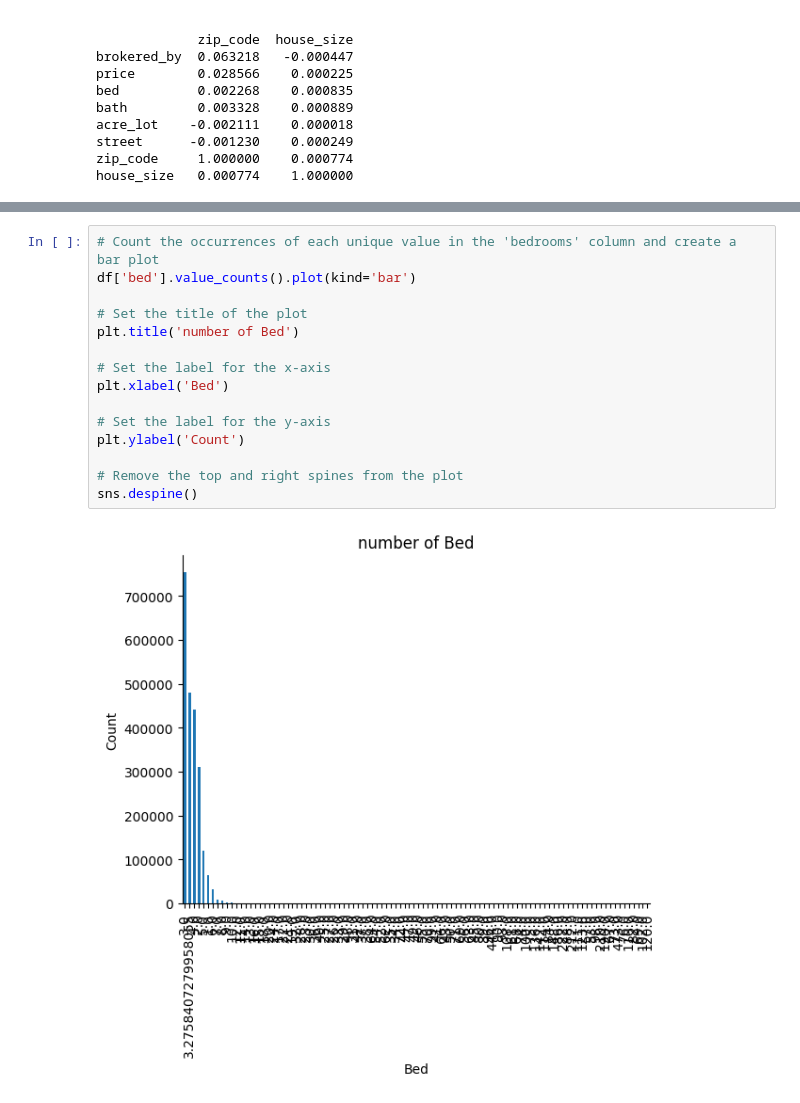
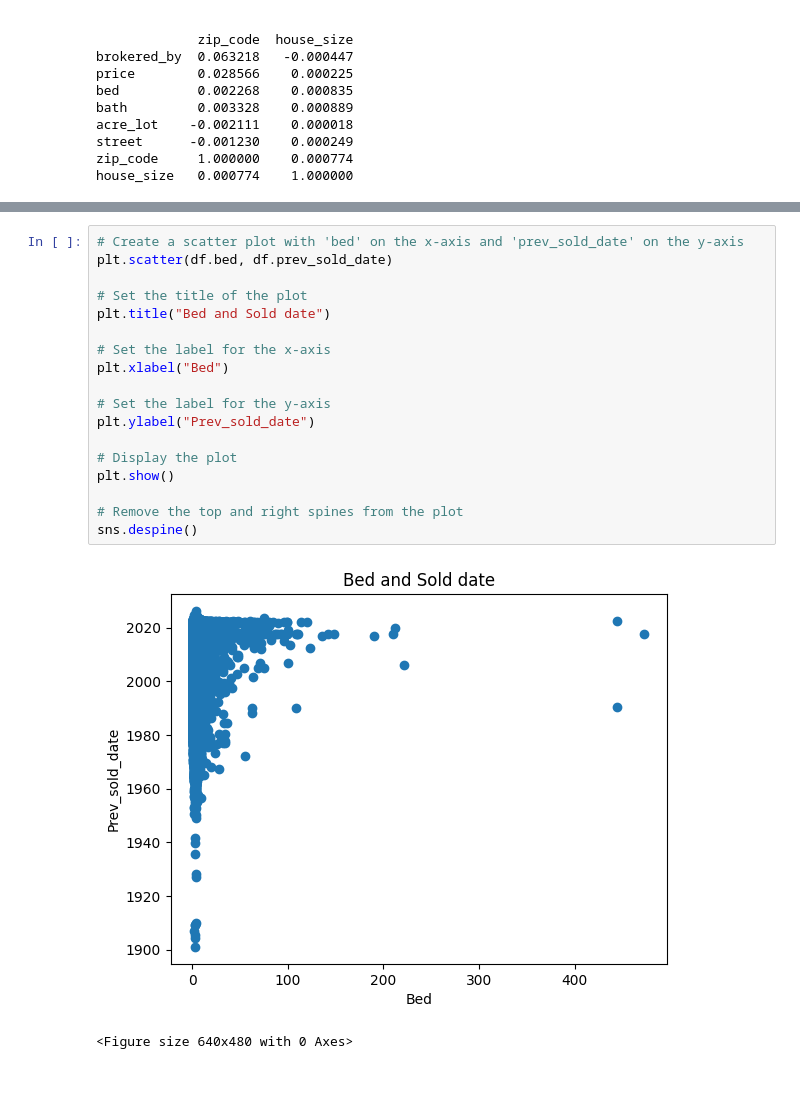
Before and after one commit to Princess-Flourish/AI-ML-Learning-Path, a Jupyter notebook: Linear_regression.ipynb, the cells around one changed output, grey strips where cells are left out. Saved outputs shown, nothing was run; the diff lists cells and outputs as text.

```diff
--- a/Linear_regression.ipynb
+++ b/Linear_regression.ipynb
@@ -263,17 +281,21 @@ house_size   0.000774    1.000000
 # %%
-# Count the occurrences of each unique value in the 'bedrooms' column and create a bar plot
-df['bed'].value_counts().plot(kind='bar')
+# Create a scatter plot with 'bed' on the x-axis and 'prev_sold_date' on the y-axis
+plt.scatter(df.bed, df.prev_sold_date)
 
 # Set the title of the plot
-plt.title('number of Bed')
+plt.title("Bed and Sold date")
 
 # Set the label for the x-axis
-plt.xlabel('Bed')
+plt.xlabel("Bed")
 
 # Set the label for the y-axis
-plt.ylabel('Count')
+plt.ylabel("Prev_sold_date")
+
+# Display the plot
+plt.show()
 
 # Remove the top and right spines from the plot
 sns.despine()
 # %% [output]
-[figure, old version]
+[figure, new version]
+<Figure size 640x480 with 0 Axes>
```
Also changed, not shown: parts of 3 cells of this notebook.
